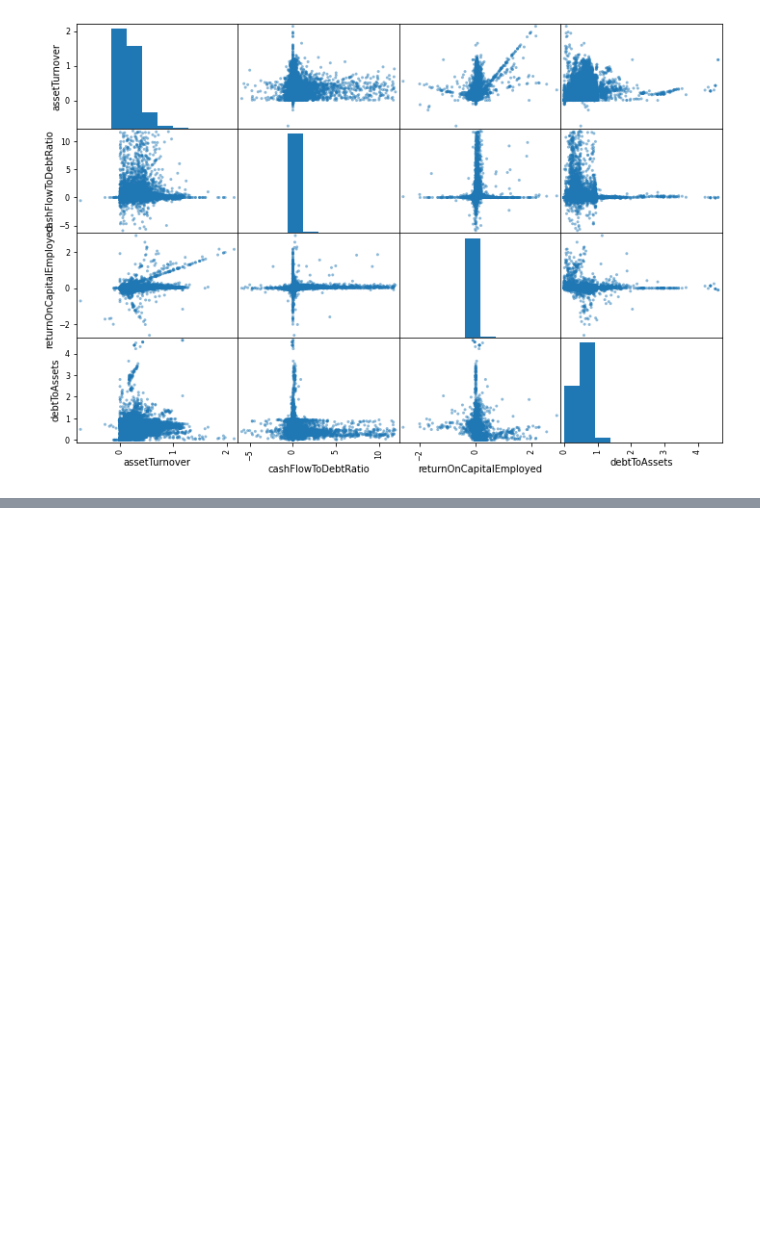
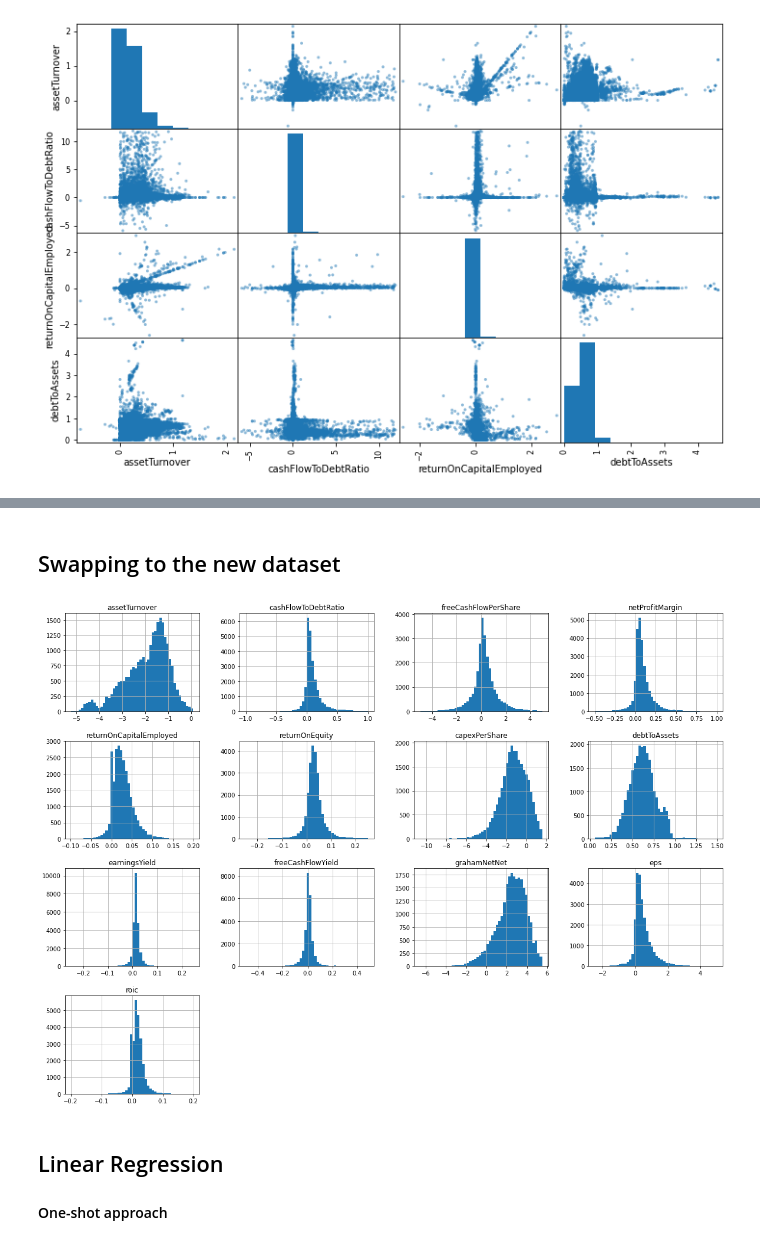
Before and after one commit to oldhiltonian/nyse-ml, a Jupyter notebook: nyse_ml/2_linear_regression.ipynb, the cells around one changed output, grey strips where cells are left out. Drawn from its saved outputs; the diff is of its cells as text; code cells hidden in the pictures; blank space fills up the shorter version.

Commit message:
Linear regression modelling

```diff
--- a/nyse_ml/2_linear_regression.ipynb
+++ b/nyse_ml/2_linear_regression.ipynb
@@ -174,0 +171,25 @@ plt.show()
+# %% [markdown]
+## Swapping to the new dataset
+# %%
+# Importing the linregress dataset prepared in '1_dataset_cleaning'
+
+df = pd.read_parquet('NYSE_dataset_v2_linregress.parquet')
+
+# only moving forwards with the 'priceRatioRelativeToS&P_2Q' output
+
+df = df.drop(['priceRatioRelativeToS&P_1Q', 'priceRatioRelativeToS&P_3Q',
+              'priceRatioRelativeToS&P_4Q'], axis=1)
+
+# filtering for valid output indecies
+label = 'priceRatioRelativeToS&P_2Q'
+df = df[df[label].notna()]
+input_df = df.drop(label, axis=1).copy()
+target_df = df[label].copy().to_frame()
+
+X_train, X_test, y_train, y_test = train_test_split(input_df, target_df,
+                                                    test_size=0.2, random_state=42)
+
+X_train.hist(bins=50, figsize=(20,15))
+plt.show()
+# %% [output]
+[figure, added]
@@ -174,0 +206,3 @@ plt.show()
+# %% [markdown]
+## Linear Regression
+#### One-shot approach
```
Also changed, not shown: parts of 9 cells of this notebook, 1 other file.
